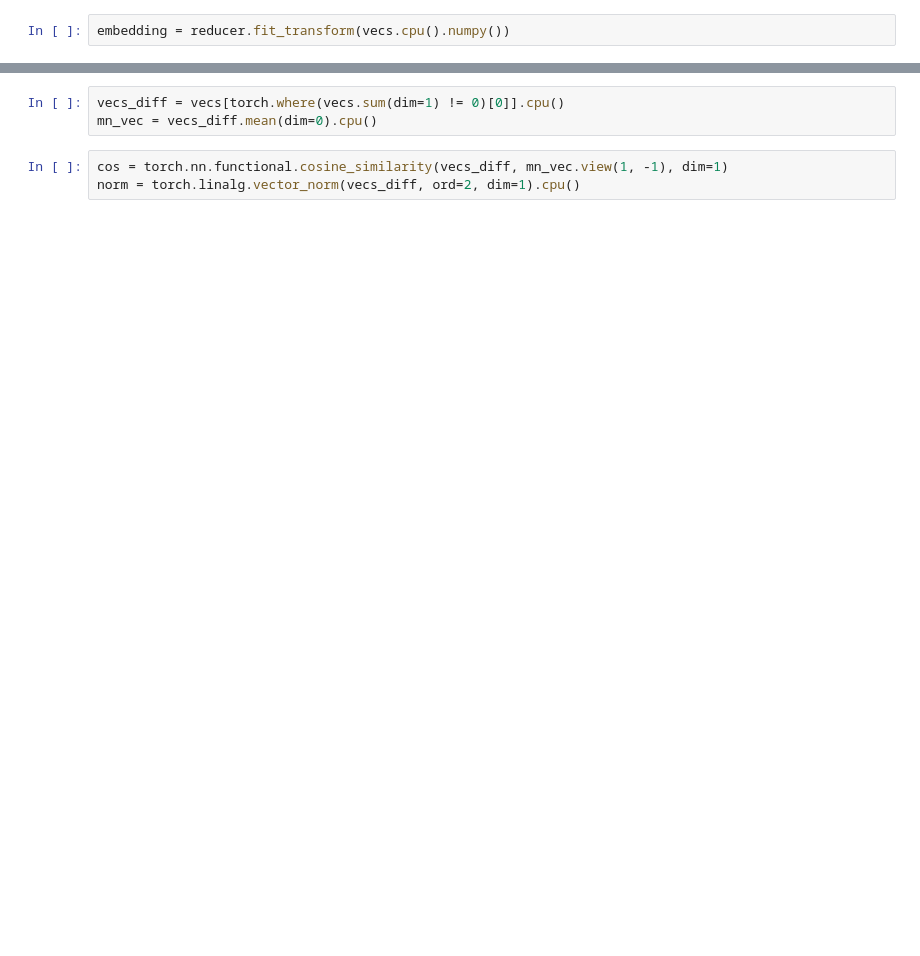
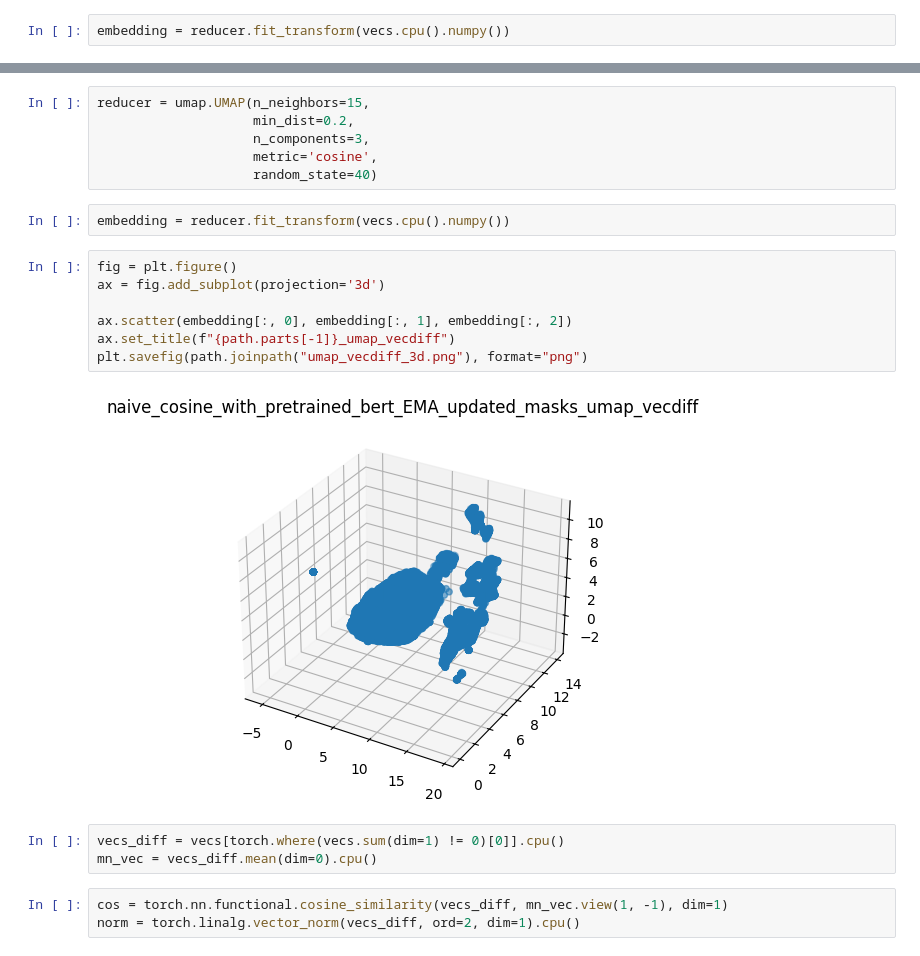
Before and after one commit to Xenomirant/ModularLM, a Jupyter notebook: analytics/bert_analytics.ipynb, the cells around one changed output, grey strips where cells are left out. Cells and saved outputs as stored; diff of their text form; blank space fills up the shorter version.

```diff
--- a/analytics/bert_analytics.ipynb
+++ b/analytics/bert_analytics.ipynb
@@ -361,3 +507,20 @@ plt.savefig(path.joinpath("umap_vecdiff.png"), format="png")
+# %%
+reducer = umap.UMAP(n_neighbors=15,
+                    min_dist=0.2,
+                    n_components=3,
+                    metric='cosine',
+                    random_state=40)
+# %%
+embedding = reducer.fit_transform(vecs.cpu().numpy())
+# %%
+fig = plt.figure()
+ax = fig.add_subplot(projection='3d')
+
+ax.scatter(embedding[:, 0], embedding[:, 1], embedding[:, 2])
+ax.set_title(f"{path.parts[-1]}_umap_vecdiff")
+plt.savefig(path.joinpath("umap_vecdiff_3d.png"), format="png")
+# %% [output]
+[figure, added]
 # %%
 vecs_diff = vecs[torch.where(vecs.sum(dim=1) != 0)[0]].cpu()
 mn_vec = vecs_diff.mean(dim=0).cpu()
```
Also changed, not shown: parts of 39 cells of this notebook, 4 other files.
